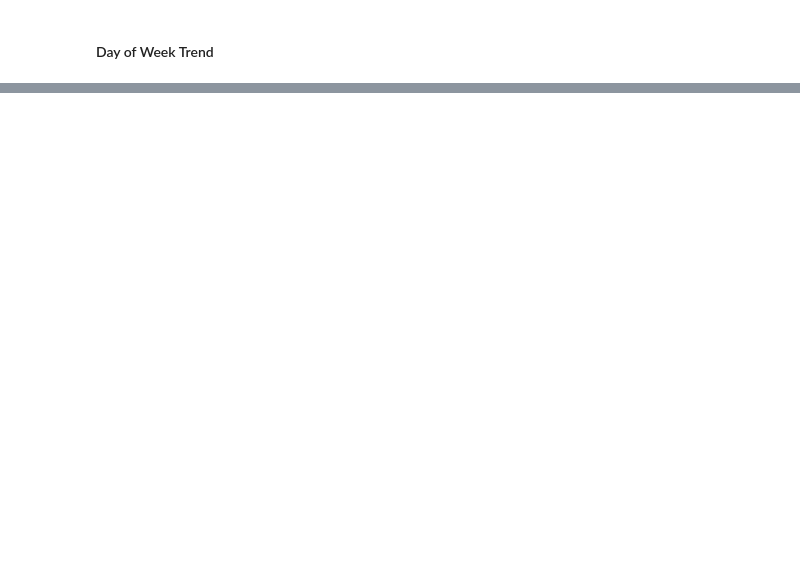
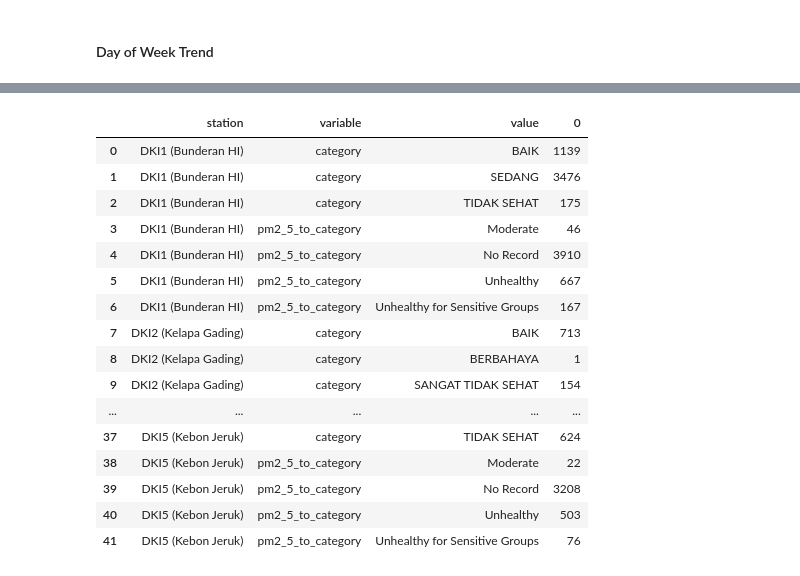
Before and after one commit to Agungvpzz/Air-Quality, a Jupyter notebook: EDA.ipynb, the cells around one changed output, grey strips where cells are left out. Cells and saved outputs as stored; diff of their text form; code cells hidden in the pictures; blank space fills up the shorter version.

```diff
--- a/EDA.ipynb
+++ b/EDA.ipynb
@@ -377,0 +308,23 @@ fig_day_of_week_trend
+# %%
+(
+    df[['station', 'category', 'pm2_5_to_category']].melt(id_vars='station')
+    .groupby(['station', 'variable', 'value']).size().reset_index()
+)
+# %% [output]
+|  | station | variable | value | 0 |
+| 0 | DKI1 (Bunderan HI) | category | BAIK | 1139 |
+| 1 | DKI1 (Bunderan HI) | category | SEDANG | 3476 |
+| 2 | DKI1 (Bunderan HI) | category | TIDAK SEHAT | 175 |
+| 3 | DKI1 (Bunderan HI) | pm2_5_to_category | Moderate | 46 |
+| 4 | DKI1 (Bunderan HI) | pm2_5_to_category | No Record | 3910 |
+| 5 | DKI1 (Bunderan HI) | pm2_5_to_category | Unhealthy | 667 |
+| 6 | DKI1 (Bunderan HI) | pm2_5_to_category | Unhealthy for Sensitive Groups | 167 |
+| 7 | DKI2 (Kelapa Gading) | category | BAIK | 713 |
+| 8 | DKI2 (Kelapa Gading) | category | BERBAHAYA | 1 |
+| 9 | DKI2 (Kelapa Gading) | category | SANGAT TIDAK SEHAT | 154 |
+| ... | ... | ... | ... | ... |
+| 37 | DKI5 (Kebon Jeruk) | category | TIDAK SEHAT | 624 |
+| 38 | DKI5 (Kebon Jeruk) | pm2_5_to_category | Moderate | 22 |
+| 39 | DKI5 (Kebon Jeruk) | pm2_5_to_category | No Record | 3208 |
+| 40 | DKI5 (Kebon Jeruk) | pm2_5_to_category | Unhealthy | 503 |
+| 41 | DKI5 (Kebon Jeruk) | pm2_5_to_category | Unhealthy for Sensitive Groups | 76 |
```
Also changed, not shown: parts of 27 cells of this notebook.
